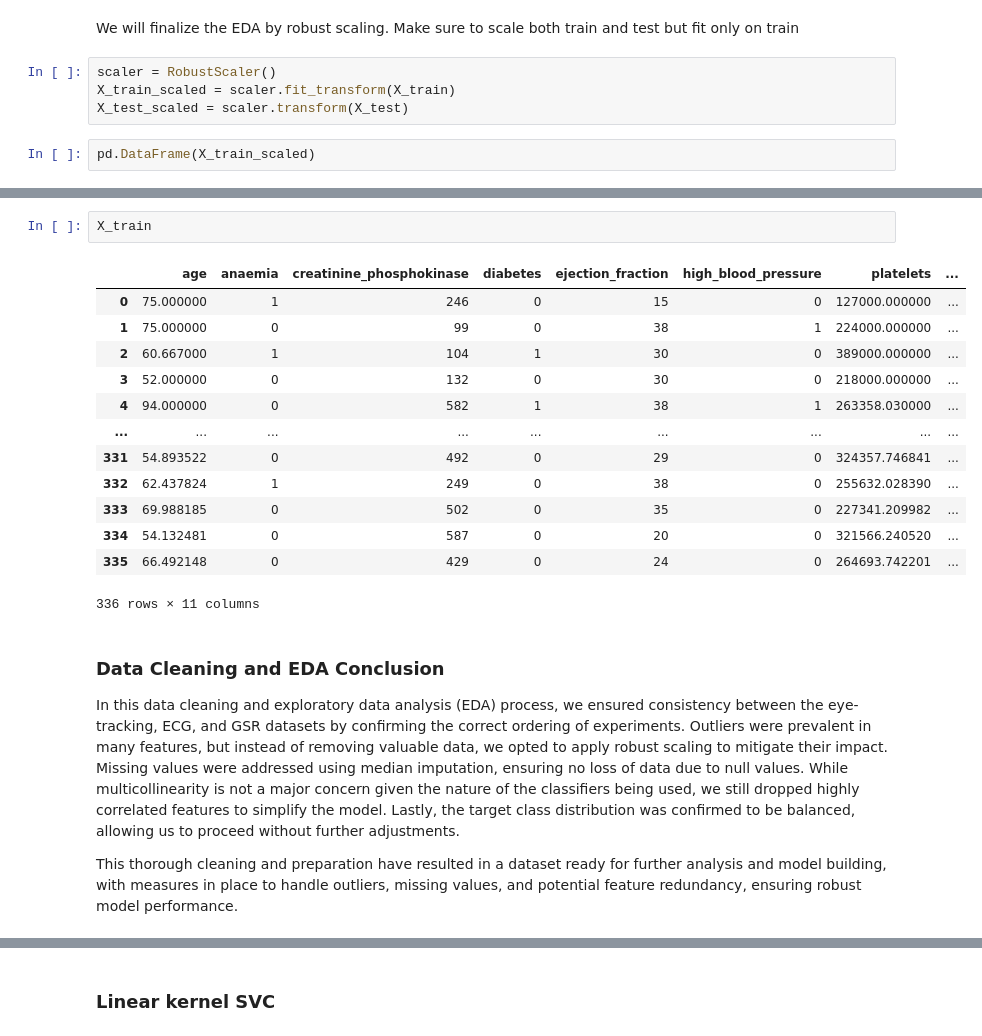
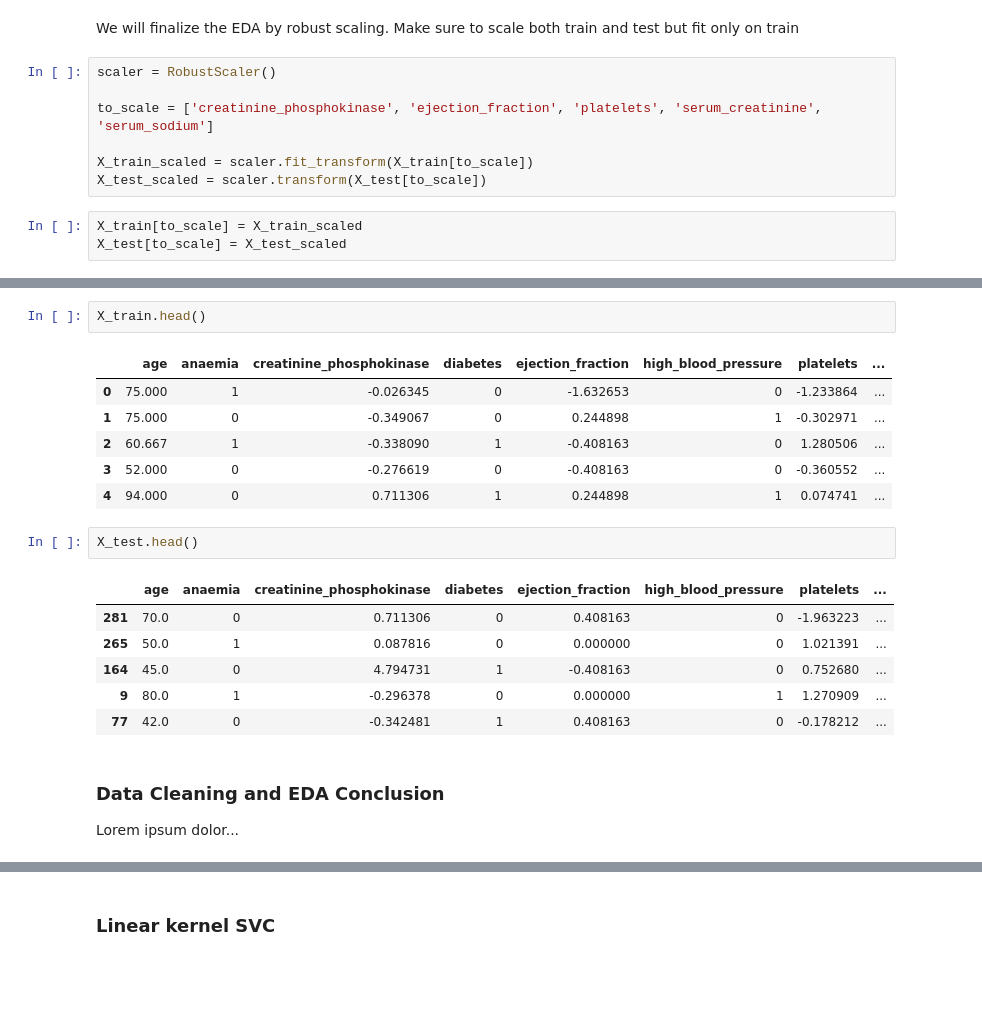
Before and after one commit to BlueJayVRStudio/DeepLearningFinal, a Jupyter notebook: DeepLearningProject.ipynb, the cells around one changed output, grey strips where cells are left out. Cells and saved outputs as stored; diff of their text form; blank space fills up the shorter version.

```diff
--- a/DeepLearningProject.ipynb
+++ b/DeepLearningProject.ipynb
@@ -328,7 +328,11 @@ plt.show()
 We will finalize the EDA by robust scaling. Make sure to scale both train and test but fit only on train
 # %%
 scaler = RobustScaler()
-X_train_scaled = scaler.fit_transform(X_train)
-X_test_scaled = scaler.transform(X_test)
+
+to_scale = ['creatinine_phosphokinase', 'ejection_fraction', 'platelets', 'serum_creatinine', 'serum_sodium']
+
+X_train_scaled = scaler.fit_transform(X_train[to_scale])
+X_test_scaled = scaler.transform(X_test[to_scale])
 # %%
-pd.DataFrame(X_train_scaled)
+X_train[to_scale] = X_train_scaled
+X_test[to_scale] = X_test_scaled
@@ -349,25 +339,25 @@ pd.DataFrame(X_train_scaled)
 # %%
-X_train
+X_train.head()
 # %% [output]
 |  | age | anaemia | creatinine_phosphokinase | diabetes | ejection_fraction | high_blood_pressure | platelets | ... |
-| 0 | 75.000000 | 1 | 246 | 0 | 15 | 0 | 127000.000000 | ... |
-| 1 | 75.000000 | 0 | 99 | 0 | 38 | 1 | 224000.000000 | ... |
-| 2 | 60.667000 | 1 | 104 | 1 | 30 | 0 | 389000.000000 | ... |
-| 3 | 52.000000 | 0 | 132 | 0 | 30 | 0 | 218000.000000 | ... |
-| 4 | 94.000000 | 0 | 582 | 1 | 38 | 1 | 263358.030000 | ... |
-| ... | ... | ... | ... | ... | ... | ... | ... | ... |
-| 331 | 54.893522 | 0 | 492 | 0 | 29 | 0 | 324357.746841 | ... |
-| 332 | 62.437824 | 1 | 249 | 0 | 38 | 0 | 255632.028390 | ... |
-| 333 | 69.988185 | 0 | 502 | 0 | 35 | 0 | 227341.209982 | ... |
-| 334 | 54.132481 | 0 | 587 | 0 | 20 | 0 | 321566.240520 | ... |
-| 335 | 66.492148 | 0 | 429 | 0 | 24 | 0 | 264693.742201 | ... |
+| 0 | 75.000 | 1 | -0.026345 | 0 | -1.632653 | 0 | -1.233864 | ... |
+| 1 | 75.000 | 0 | -0.349067 | 0 | 0.244898 | 1 | -0.302971 | ... |
+| 2 | 60.667 | 1 | -0.338090 | 1 | -0.408163 | 0 | 1.280506 | ... |
+| 3 | 52.000 | 0 | -0.276619 | 0 | -0.408163 | 0 | -0.360552 | ... |
+| 4 | 94.000 | 0 | 0.711306 | 1 | 0.244898 | 1 | 0.074741 | ... |
-336 rows × 11 columns
+# %%
+X_test.head()
+# %% [output]
+|  | age | anaemia | creatinine_phosphokinase | diabetes | ejection_fraction | high_blood_pressure | platelets | ... |
+| 281 | 70.0 | 0 | 0.711306 | 0 | 0.408163 | 0 | -1.963223 | ... |
+| 265 | 50.0 | 1 | 0.087816 | 0 | 0.000000 | 0 | 1.021391 | ... |
+| 164 | 45.0 | 0 | 4.794731 | 1 | -0.408163 | 0 | 0.752680 | ... |
+| 9 | 80.0 | 1 | -0.296378 | 0 | 0.000000 | 1 | 1.270909 | ... |
+| 77 | 42.0 | 0 | -0.342481 | 1 | 0.408163 | 0 | -0.178212 | ... |
 # %% [markdown]
 ### Data Cleaning and EDA Conclusion
 
-In this data cleaning and exploratory data analysis (EDA) process, we ensured consistency between the eye-tracking, ECG, and GSR datasets by confirming the correct ordering of experiments. Outliers were prevalent in many features, but instead of removing valuable data, we opted to apply robust scaling to mitigate their impact. Missing values were addressed using median imputation, ensuring no loss of data due to null values. While multicollinearity is not a major concern given the nature of the classifiers being used, we still dropped highly correlated features to simplify the model. Lastly, the target class distribution was confirmed to be balanced, allowing us to proceed without further adjustments.
-
-This thorough cleaning and preparation have resulted in a dataset ready for further analysis and model building, with measures in place to handle outliers, missing values, and potential feature redundancy, ensuring robust model performance.
+Lorem ipsum dolor...
 # %% [markdown]
 ## Models
 
```
Also changed, not shown: parts of 36 cells of this notebook.
